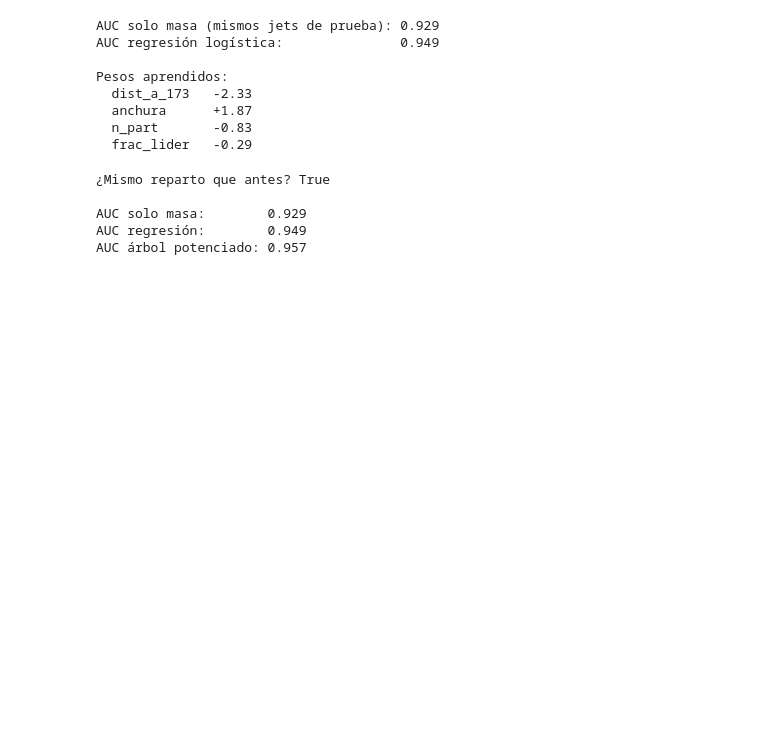
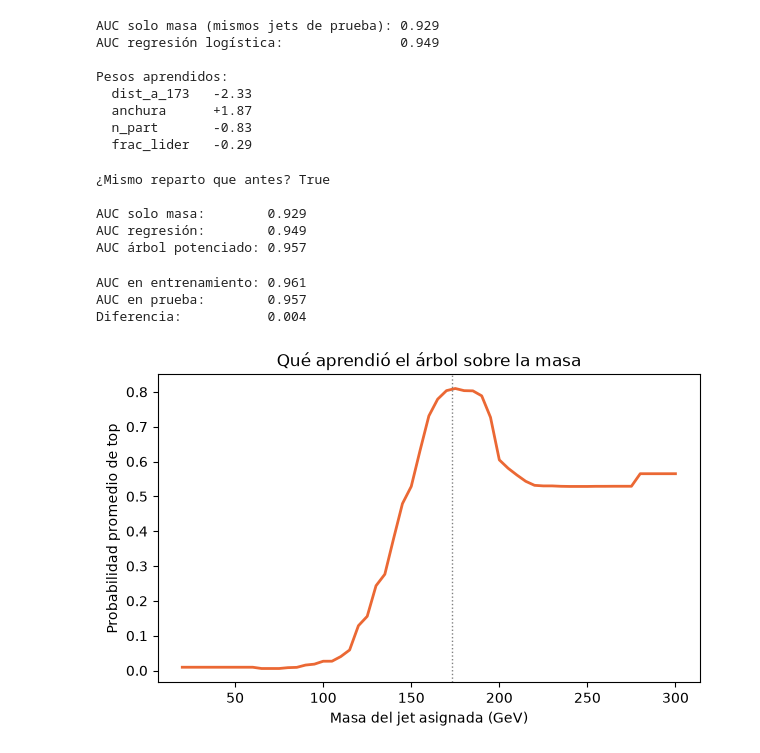
Before and after one commit to Massinger06/jets-top-tagging, a Jupyter notebook: notebooks/01_exploracion.ipynb, the cells around one changed output. Drawn from its saved outputs; the diff is of its cells as text; code cells hidden in the pictures; blank space fills up the shorter version.

Commit message:
Diagnóstico del árbol: sobreajuste y dependencia parcial de la masa

```diff
--- a/notebooks/01_exploracion.ipynb
+++ b/notebooks/01_exploracion.ipynb
@@ -267,3 +267,32 @@ print(f"AUC árbol potenciado: {roc_auc_score(ya_pru, prob_arbol):.3f}")
 AUC solo masa:        0.929
 AUC regresión:        0.949
 AUC árbol potenciado: 0.957
+# %%
+auc_ent = roc_auc_score(ya_ent, arbol.predict_proba(Xa_ent)[:, 1])
+auc_pru = roc_auc_score(ya_pru, prob_arbol)
+
+print(f"AUC en entrenamiento: {auc_ent:.3f}")
+print(f"AUC en prueba:        {auc_pru:.3f}")
+print(f"Diferencia:           {auc_ent - auc_pru:.3f}")
+# %% [output]
+AUC en entrenamiento: 0.961
+AUC en prueba:        0.957
+Diferencia:           0.004
+# %%
+masas = np.linspace(20, 300, 57)
+muestra = Xa_pru[:3000].copy()          # 3 mil jets de prueba
+
+respuesta = []
+for m in masas:
+    muestra[:, 0] = m                   # columna 0 = masa; las otras quedan igual
+    respuesta.append(arbol.predict_proba(muestra)[:, 1].mean())
+
+fig, ax = plt.subplots(figsize=(7, 4))
+ax.plot(masas, respuesta, color="#eb6834", lw=2)
+ax.axvline(173, color="gray", ls=":", lw=1)
+ax.set_xlabel("Masa del jet asignada (GeV)")
+ax.set_ylabel("Probabilidad promedio de top")
+ax.set_title("Qué aprendió el árbol sobre la masa")
+plt.show()
+# %% [output]
+[figure, added]
```
